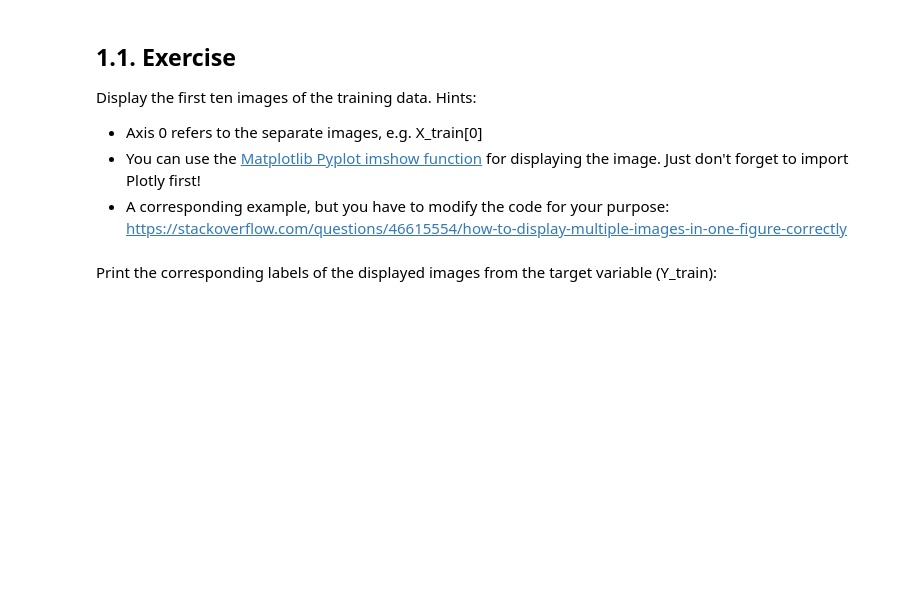
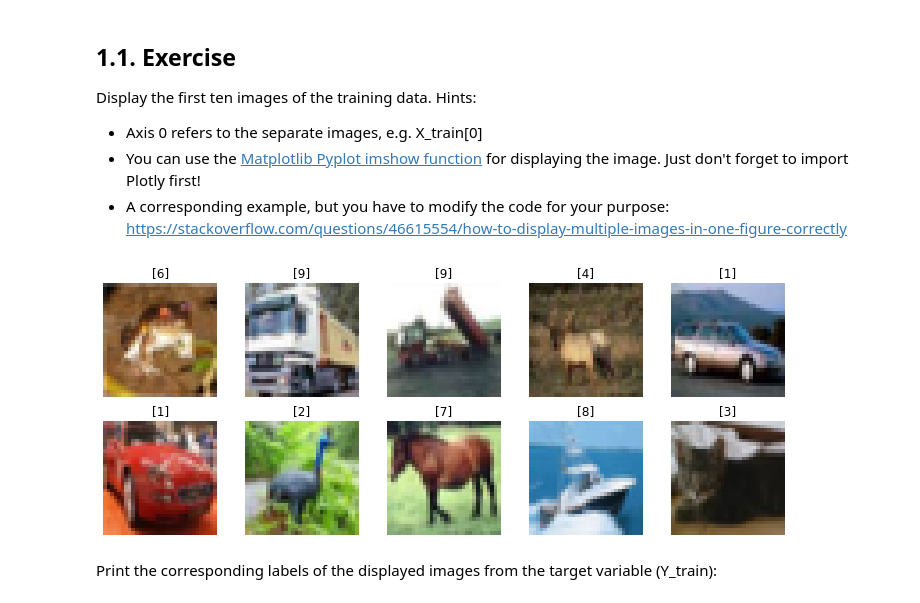
Before and after one commit to taixhi/ait-2023-deeplearning, a Jupyter notebook: 04_AIT_MLP_CIFAR10_exercise.ipynb, the cells around one changed output. Drawn from its saved outputs; the diff is of its cells as text; code cells hidden in the pictures; blank space fills up the shorter version.

```diff
--- a/04_AIT_MLP_CIFAR10_exercise.ipynb
+++ b/04_AIT_MLP_CIFAR10_exercise.ipynb
@@ -40,2 +41,16 @@ import matplotlib.pyplot as plt
+# %%
+import matplotlib.pyplot as plt
+
+fig, axs = plt.subplots(nrows=2, ncols=5, figsize=(10, 4))
+axs = axs.flatten()
+for i in range(10):
+    axs[i].imshow(X_train[i], cmap='gray')
+    axs[i].set_title(Y_train[i])
+    axs[i].axis('off')
+plt.tight_layout()
+plt.show()
+# generated with gpt-3
+# %% [output]
+[figure, added]
 # %% [markdown]
 Print the corresponding labels of the displayed images from the target variable (Y_train):
```
Also changed, not shown: parts of 37 cells of this notebook.
